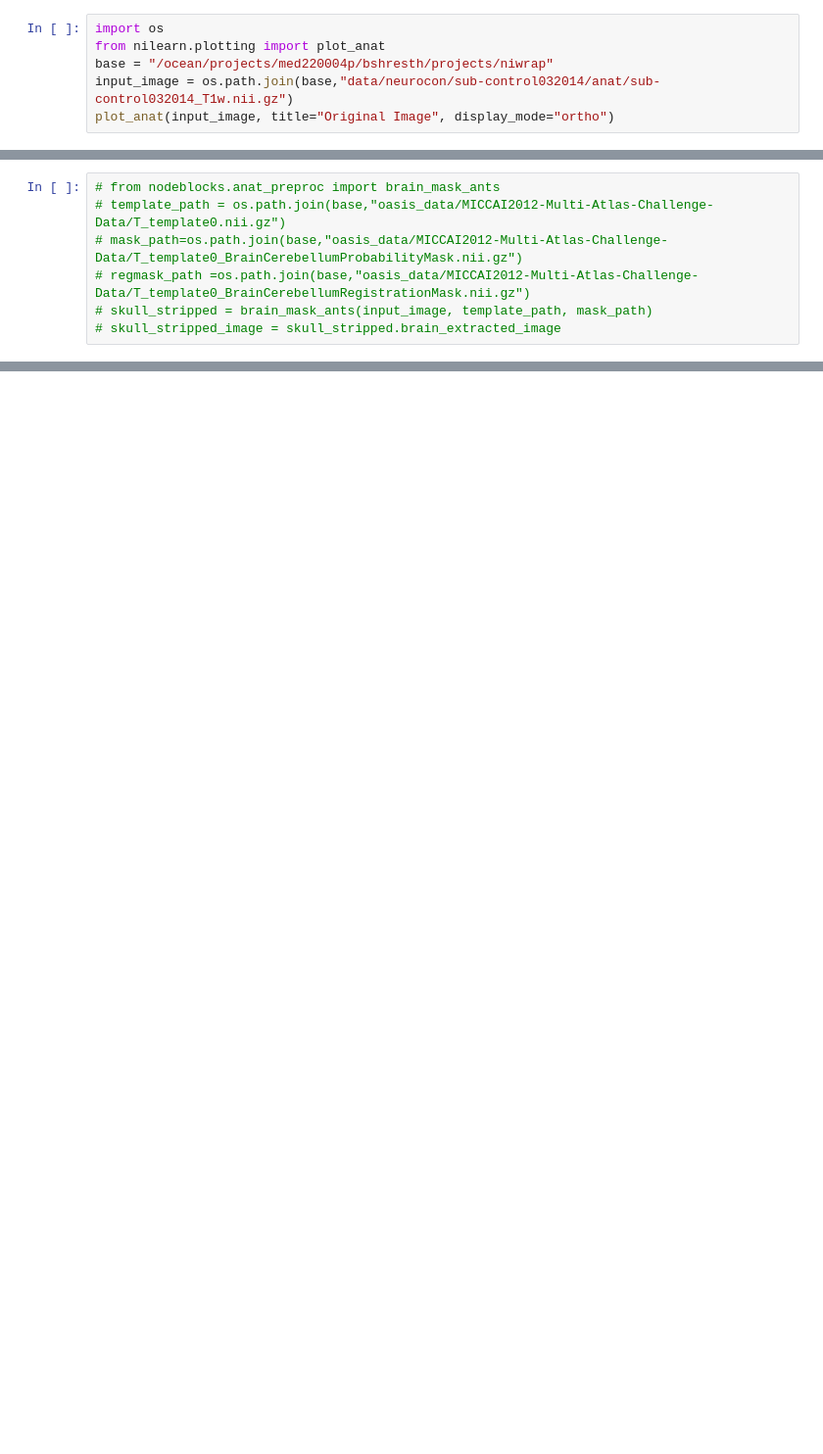
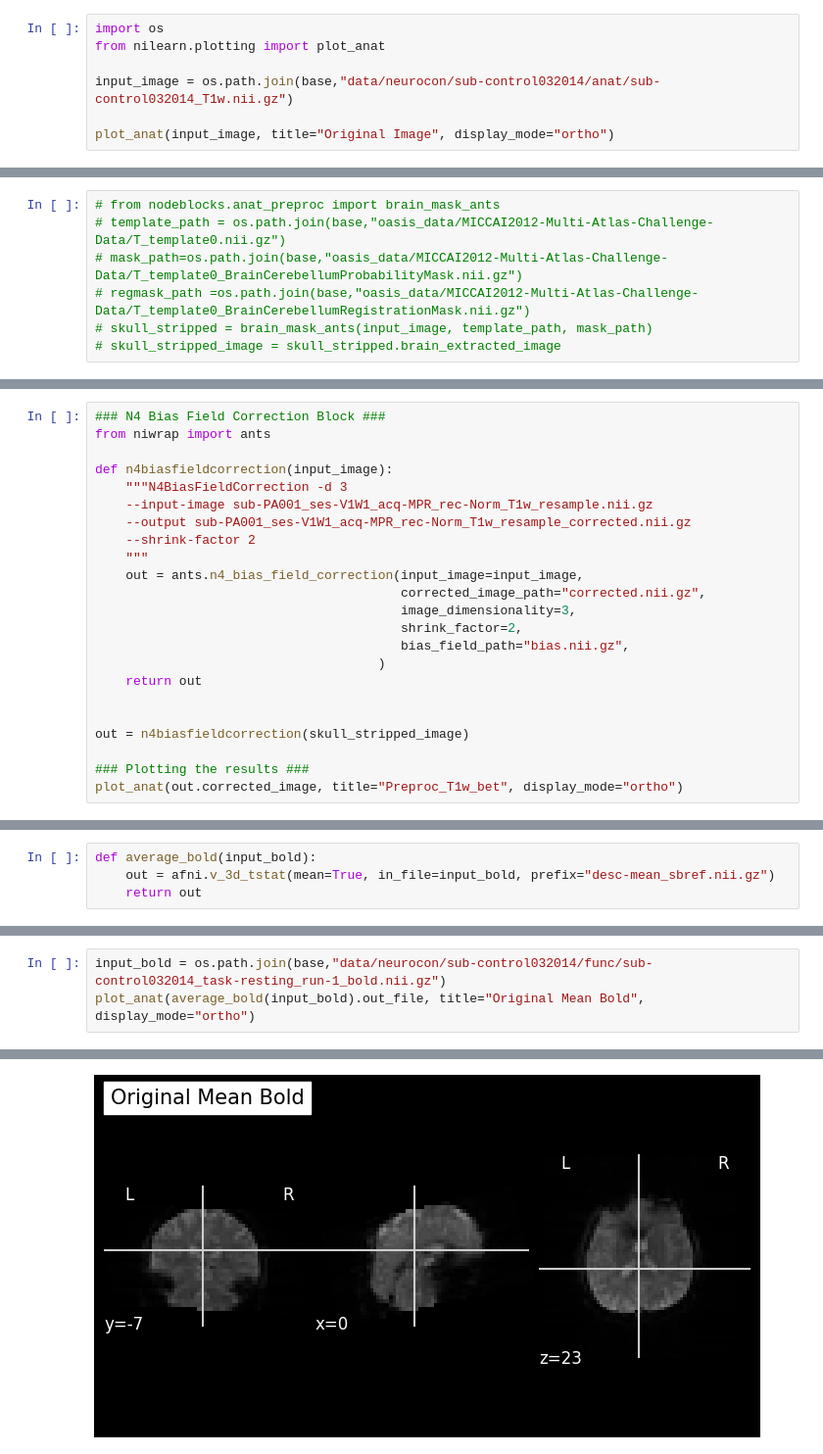
Before and after one commit to birajstha/niwarp-dev, a Jupyter notebook: nodeblocks/src/run_anat_pipeline.ipynb, the cells around one changed output, grey strips where cells are left out. Shown at 98% size. Cells and saved outputs as stored; diff of their text form; blank space fills up the shorter version.

```diff
--- a/nodeblocks/src/run_anat_pipeline.ipynb
+++ b/nodeblocks/src/run_anat_pipeline.ipynb
@@ -16,8 +67,9 @@ set_global_runner(runner)
 # %%
 import os
 from nilearn.plotting import plot_anat
-base = "/ocean/projects/med220004p/bshresth/projects/niwrap"
+
 input_image = os.path.join(base,"data/neurocon/sub-control032014/anat/sub-control032014_T1w.nii.gz")
+
 plot_anat(input_image, title="Original Image", display_mode="ortho")
 # %% [output]
 <nilearn.plotting.displays._slicers.OrthoSlicer at 0x...>
@@ -79,0 +133,23 @@ plot_anat(out.corrected_image, title="Preproc_T1w_bet", display_mode="ortho")
+# %%
+### N4 Bias Field Correction Block ###
+from niwrap import ants
+
+def n4biasfieldcorrection(input_image):
+    """N4BiasFieldCorrection -d 3
+    --input-image sub-PA001_ses-V1W1_acq-MPR_rec-Norm_T1w_resample.nii.gz
+    --output sub-PA001_ses-V1W1_acq-MPR_rec-Norm_T1w_resample_corrected.nii.gz
+    --shrink-factor 2
+    """
+    out = ants.n4_bias_field_correction(input_image=input_image,
+                                        corrected_image_path="corrected.nii.gz",
+                                        image_dimensionality=3,
+                                        shrink_factor=2,
+                                        bias_field_path="bias.nii.gz",
+                                     )
+    return out
+
+
+out = n4biasfieldcorrection(skull_stripped_image)
+
+### Plotting the results ###
+plot_anat(out.corrected_image, title="Preproc_T1w_bet", display_mode="ortho")
@@ -79,0 +166,4 @@ plot_anat(out.corrected_image, title="Preproc_T1w_bet", display_mode="ortho")
+# %%
+def average_bold(input_bold):
+    out = afni.v_3d_tstat(mean=True, in_file=input_bold, prefix="desc-mean_sbref.nii.gz")
+    return out
@@ -79,0 +172,4 @@ plot_anat(out.corrected_image, title="Preproc_T1w_bet", display_mode="ortho")
+# %%
+input_bold = os.path.join(base,"data/neurocon/sub-control032014/func/sub-control032014_task-resting_run-1_bold.nii.gz")
+plot_anat(average_bold(input_bold).out_file, title="Original Mean Bold", display_mode="ortho")
+# %% [output]
@@ -79,0 +191 @@ plot_anat(out.corrected_image, title="Preproc_T1w_bet", display_mode="ortho")
+[figure, added]
```
Also changed, not shown: parts of 29 cells of this notebook, 1 other file.
